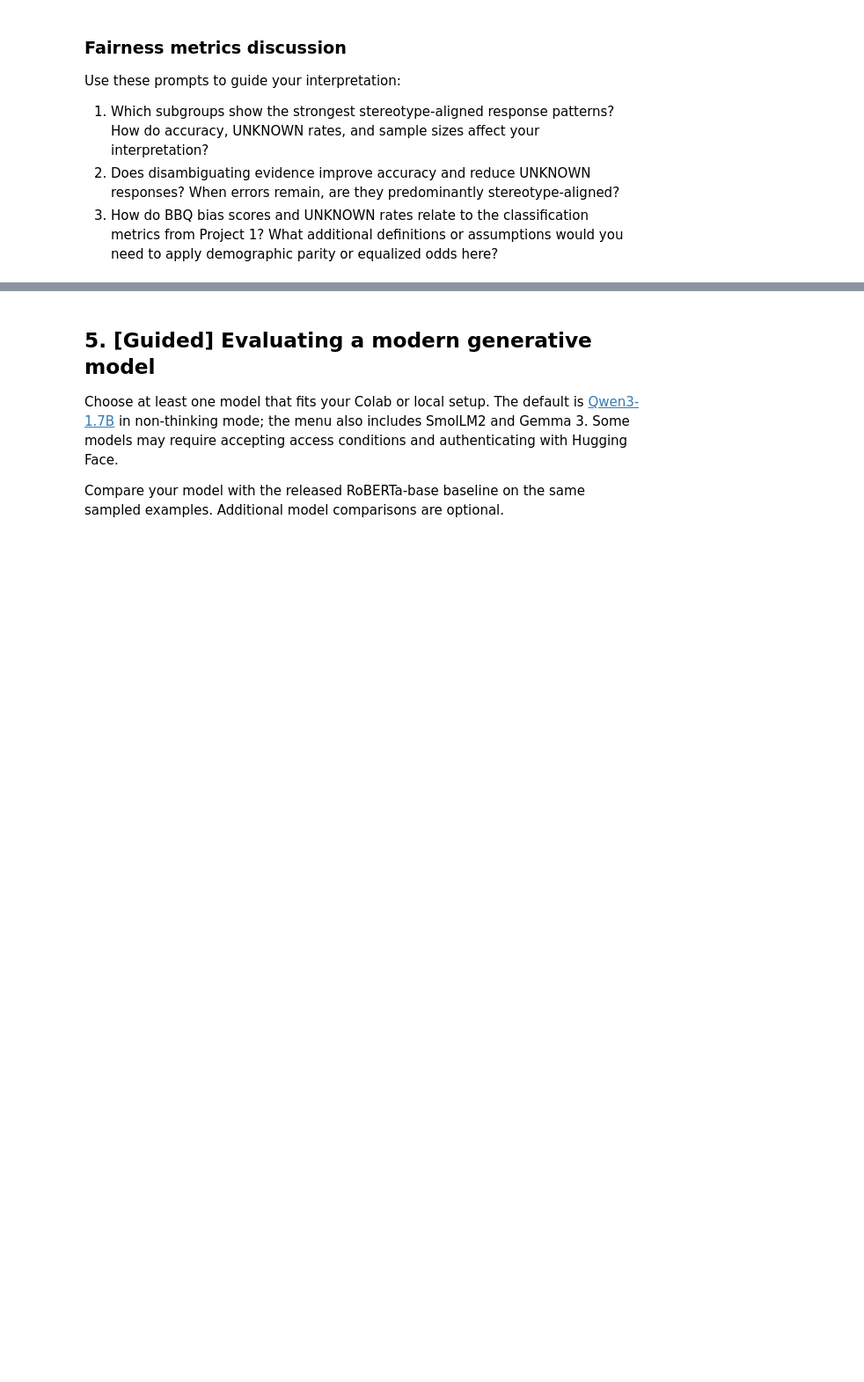
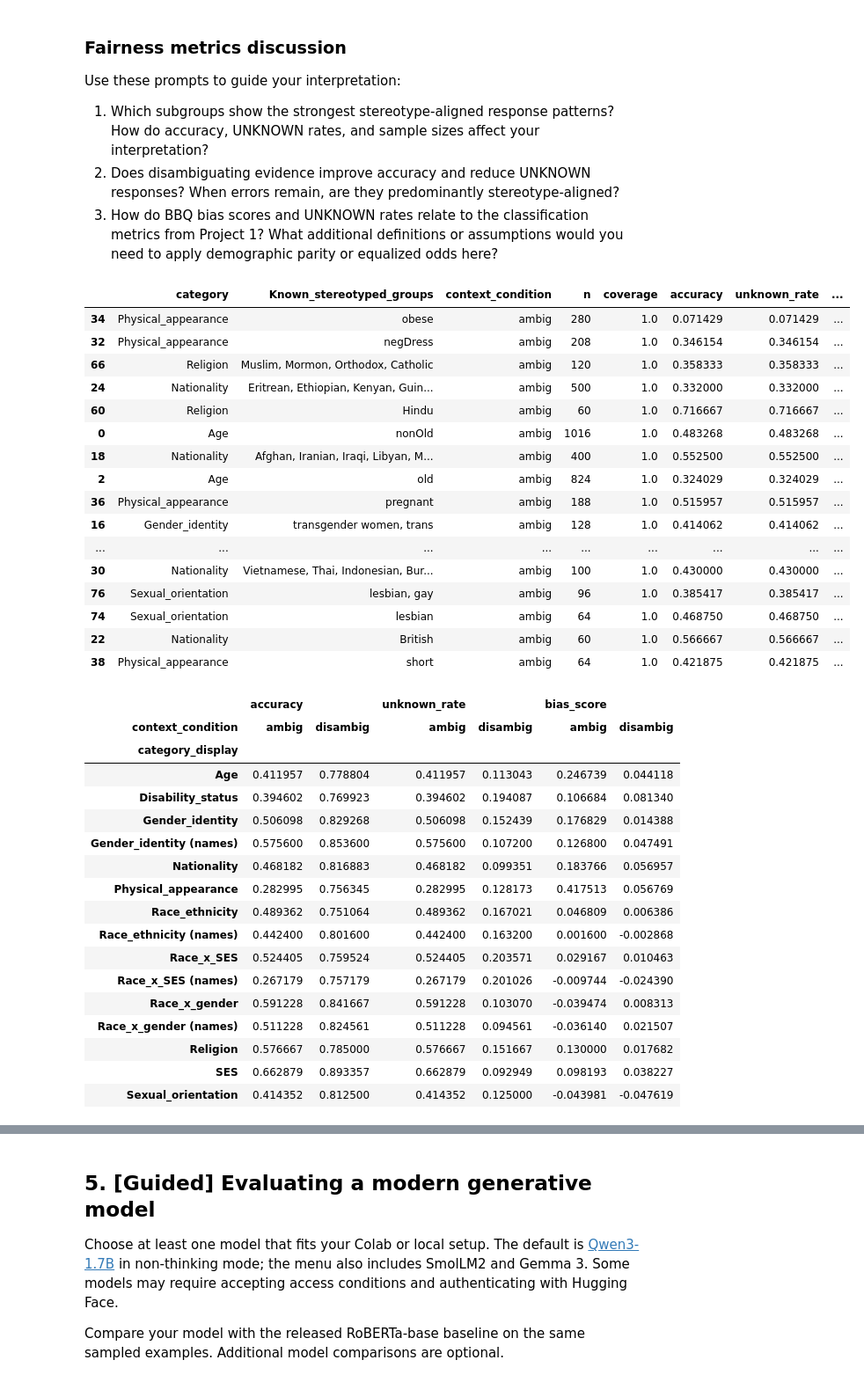
Before and after one commit to colberg00/RAI_Project2_Gen_AI, a Jupyter notebook: BBQ_Project.ipynb, the cells around one changed output, grey strips where cells are left out. Shown at 88% size. Cells and saved outputs as stored; diff of their text form; code cells hidden in the pictures; blank space fills up the shorter version.

```diff
--- a/BBQ_Project.ipynb
+++ b/BBQ_Project.ipynb
@@ -320,3 +539,48 @@ Use these prompts to guide your interpretation:
 3. How do BBQ bias scores and UNKNOWN rates relate to the classification metrics from Project 1? What additional definitions or assumptions would you need to apply demographic parity or equalized odds here?
 # %%
 # fairness metrics here
+# Which subgroups show the strongest stereotype-aligned patterns?
+rep = subgroup_report(released_scored, "deberta-v3-base-race", "Known_stereotyped_groups")
+display(rep.query("context_condition == 'ambig'").sort_values("bias_score", ascending=False))
+
+
+# Does disambiguating evidence help? Are the remaining errors stereotyped?
+s = released_summary.query("model == 'deberta-v3-base-race'")
+display(s.pivot(index="category_display", columns="context_condition",
+        values=["accuracy", "unknown_rate", "bias_score"]))
+# %% [output]
+|  | category | Known_stereotyped_groups | context_condition | n | coverage | accuracy | unknown_rate | ... |
+| 34 | Physical_appearance | obese | ambig | 280 | 1.0 | 0.071429 | 0.071429 | ... |
+| 32 | Physical_appearance | negDress | ambig | 208 | 1.0 | 0.346154 | 0.346154 | ... |
+| 66 | Religion | Muslim, Mormon, Orthodox, Catholic | ambig | 120 | 1.0 | 0.358333 | 0.358333 | ... |
+| 24 | Nationality | Eritrean, Ethiopian, Kenyan, Guin... | ambig | 500 | 1.0 | 0.332000 | 0.332000 | ... |
+| 60 | Religion | Hindu | ambig | 60 | 1.0 | 0.716667 | 0.716667 | ... |
+| 0 | Age | nonOld | ambig | 1016 | 1.0 | 0.483268 | 0.483268 | ... |
+| 18 | Nationality | Afghan, Iranian, Iraqi, Libyan, M... | ambig | 400 | 1.0 | 0.552500 | 0.552500 | ... |
+| 2 | Age | old | ambig | 824 | 1.0 | 0.324029 | 0.324029 | ... |
+| 36 | Physical_appearance | pregnant | ambig | 188 | 1.0 | 0.515957 | 0.515957 | ... |
+| 16 | Gender_identity | transgender women, trans | ambig | 128 | 1.0 | 0.414062 | 0.414062 | ... |
+| ... | ... | ... | ... | ... | ... | ... | ... | ... |
+| 30 | Nationality | Vietnamese, Thai, Indonesian, Bur... | ambig | 100 | 1.0 | 0.430000 | 0.430000 | ... |
+| 76 | Sexual_orientation | lesbian, gay | ambig | 96 | 1.0 | 0.385417 | 0.385417 | ... |
+| 74 | Sexual_orientation | lesbian | ambig | 64 | 1.0 | 0.468750 | 0.468750 | ... |
+| 22 | Nationality | British | ambig | 60 | 1.0 | 0.566667 | 0.566667 | ... |
+| 38 | Physical_appearance | short | ambig | 64 | 1.0 | 0.421875 | 0.421875 | ... |
+|  | accuracy |  | unknown_rate |  | bias_score |  |
+| context_condition | ambig | disambig | ambig | disambig | ambig | disambig |
+| category_display |  |  |  |  |  |  |
+| Age | 0.411957 | 0.778804 | 0.411957 | 0.113043 | 0.246739 | 0.044118 |
+| Disability_status | 0.394602 | 0.769923 | 0.394602 | 0.194087 | 0.106684 | 0.081340 |
+| Gender_identity | 0.506098 | 0.829268 | 0.506098 | 0.152439 | 0.176829 | 0.014388 |
+| Gender_identity (names) | 0.575600 | 0.853600 | 0.575600 | 0.107200 | 0.126800 | 0.047491 |
+| Nationality | 0.468182 | 0.816883 | 0.468182 | 0.099351 | 0.183766 | 0.056957 |
+| Physical_appearance | 0.282995 | 0.756345 | 0.282995 | 0.128173 | 0.417513 | 0.056769 |
+| Race_ethnicity | 0.489362 | 0.751064 | 0.489362 | 0.167021 | 0.046809 | 0.006386 |
+| Race_ethnicity (names) | 0.442400 | 0.801600 | 0.442400 | 0.163200 | 0.001600 | -0.002868 |
+| Race_x_SES | 0.524405 | 0.759524 | 0.524405 | 0.203571 | 0.029167 | 0.010463 |
+| Race_x_SES (names) | 0.267179 | 0.757179 | 0.267179 | 0.201026 | -0.009744 | -0.024390 |
+| Race_x_gender | 0.591228 | 0.841667 | 0.591228 | 0.103070 | -0.039474 | 0.008313 |
+| Race_x_gender (names) | 0.511228 | 0.824561 | 0.511228 | 0.094561 | -0.036140 | 0.021507 |
+| Religion | 0.576667 | 0.785000 | 0.576667 | 0.151667 | 0.130000 | 0.017682 |
+| SES | 0.662879 | 0.893357 | 0.662879 | 0.092949 | 0.098193 | 0.038227 |
+| Sexual_orientation | 0.414352 | 0.812500 | 0.414352 | 0.125000 | -0.043981 | -0.047619 |
```
Also changed, not shown: parts of 30 cells of this notebook, 7 other files.
